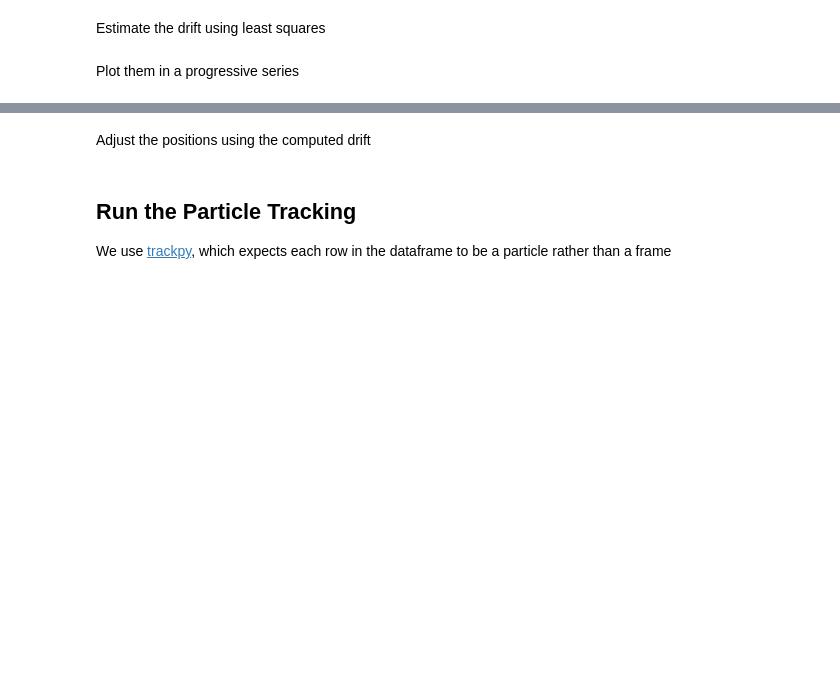
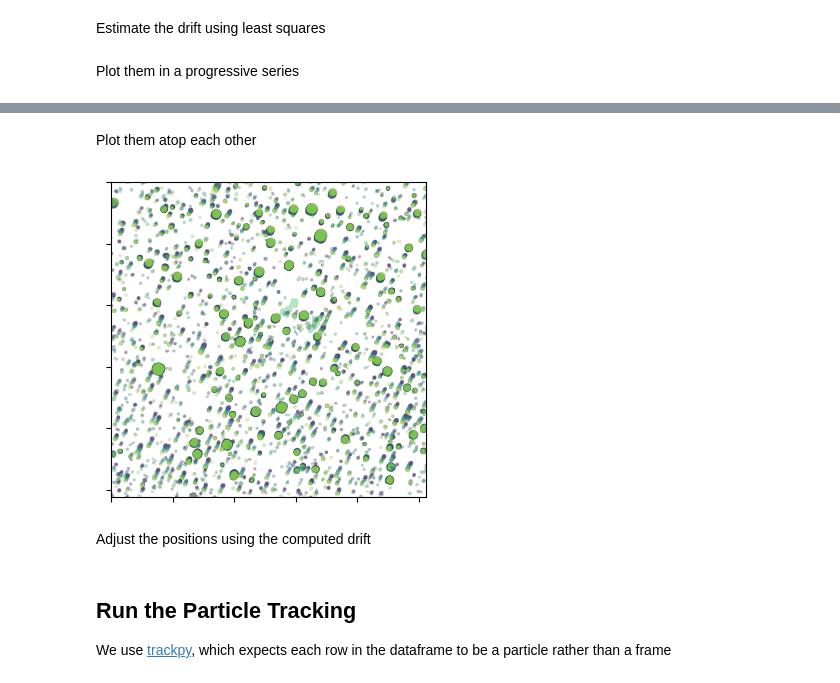
Before and after one commit to globus-labs/real-time-defect-analysis, a Jupyter notebook: notebooks/tilt-series/0_label-and-track-voids.ipynb, the cells around one changed output, grey strips where cells are left out. Saved outputs shown, nothing was run; the diff lists cells and outputs as text; code cells hidden in the pictures; blank space fills up the shorter version.

```diff
--- a/notebooks/tilt-series/0_label-and-track-voids.ipynb
+++ b/notebooks/tilt-series/0_label-and-track-voids.ipynb
@@ -112,3 +124,29 @@ ax.set_yticks(ax.set_xticks([]))
+# %% [markdown]
+Plot them atop each other
+# %%
+n_rows = len(results) // 5
+fig, ax = plt.subplots(figsize=(3.5, 3.5))
+
+cmap = colormaps['viridis']
+for i, (frame, drift) in enumerate(zip(results['labeled_img'], drifts)):
+    # Make mask then adjust with the drift
+    mask = convert_labeled_image_to_mask(frame)
+    mask_shifted = warp(mask, AffineTransform(translation=-drift))
+
+    # Make a image read
+    image = np.zeros((*mask.shape, 4))
+    is_object = (mask_shifted > 0)
+    image[is_object, :] = cmap(i / len(results), alpha=0.4)
+
+    ax.imshow(image)
+
+ax.set_yticklabels([])
+ax.set_xticklabels([])
+
+fig.savefig('images/all-frames-atop.png', dpi=320)
+fig.tight_layout()
+# %% [output]
+[figure, added]
 # %% [markdown]
 Adjust the positions using the computed drift
 # %%
```
Also changed, not shown: parts of 8 cells of this notebook.
